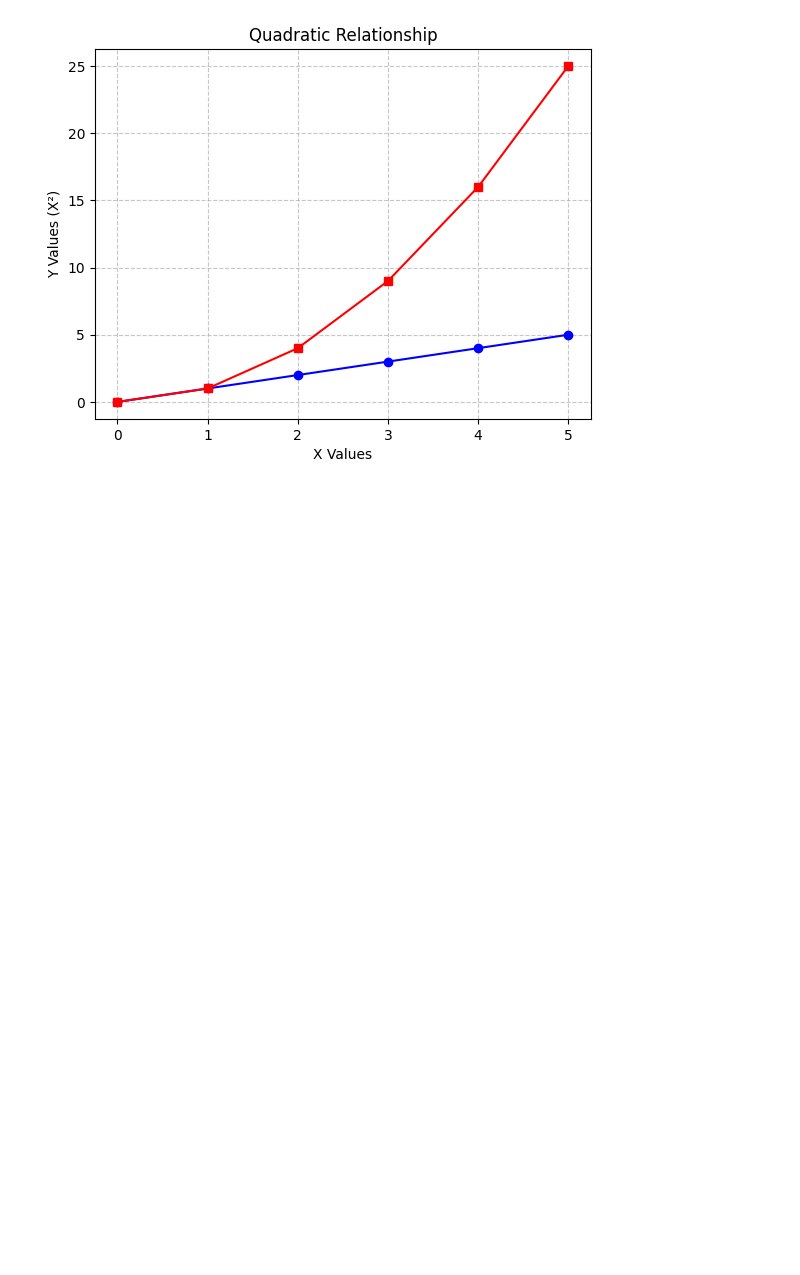
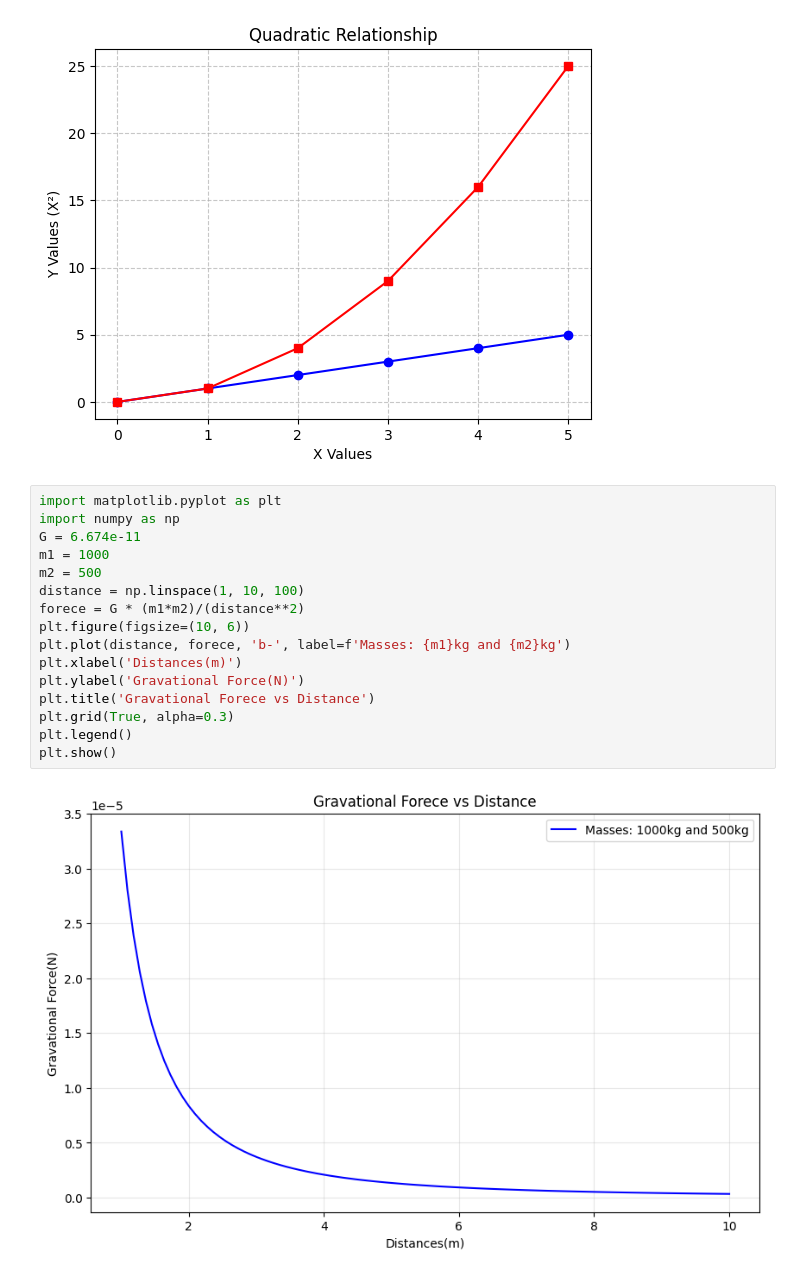
Before and after one commit to ivycollegiate-development/v2-52-plotting-with-formulas-comp_math, a Jupyter notebook: Ian/Ian.ipynb, the cells around one changed output. Drawn from its saved outputs; the diff is of its cells as text; blank space fills up the shorter version.

```diff
--- a/Ian/Ian.ipynb
+++ b/Ian/Ian.ipynb
@@ -24,3 +24,21 @@ plt.grid(True, linestyle='--', alpha=0.7)
 plt.show()
 # %% [output]
 [figure]
+# %%
+import matplotlib.pyplot as plt
+import numpy as np
+G = 6.674e-11
+m1 = 1000
+m2 = 500
+distance = np.linspace(1, 10, 100)
+forece = G * (m1*m2)/(distance**2)
+plt.figure(figsize=(10, 6))
+plt.plot(distance, forece, 'b-', label=f'Masses: {m1}kg and {m2}kg')
+plt.xlabel('Distances(m)')
+plt.ylabel('Gravational Force(N)')
+plt.title('Gravational Forece vs Distance')
+plt.grid(True, alpha=0.3)
+plt.legend()
+plt.show()
+# %% [output]
+[figure, added]
```
